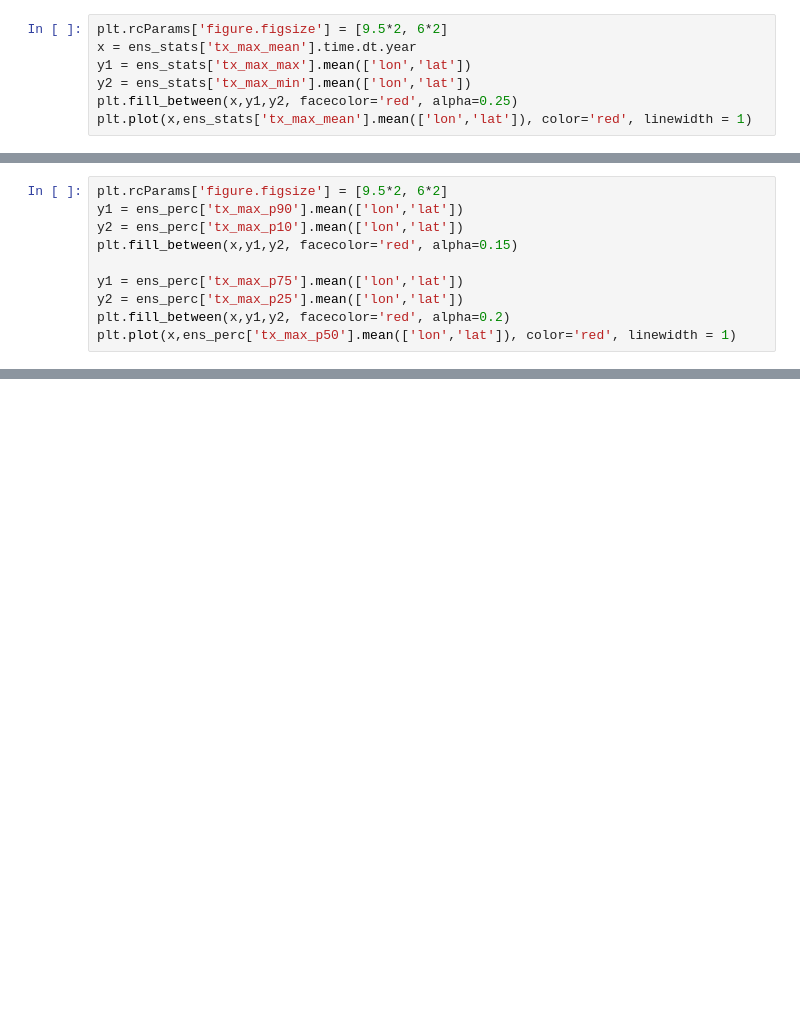
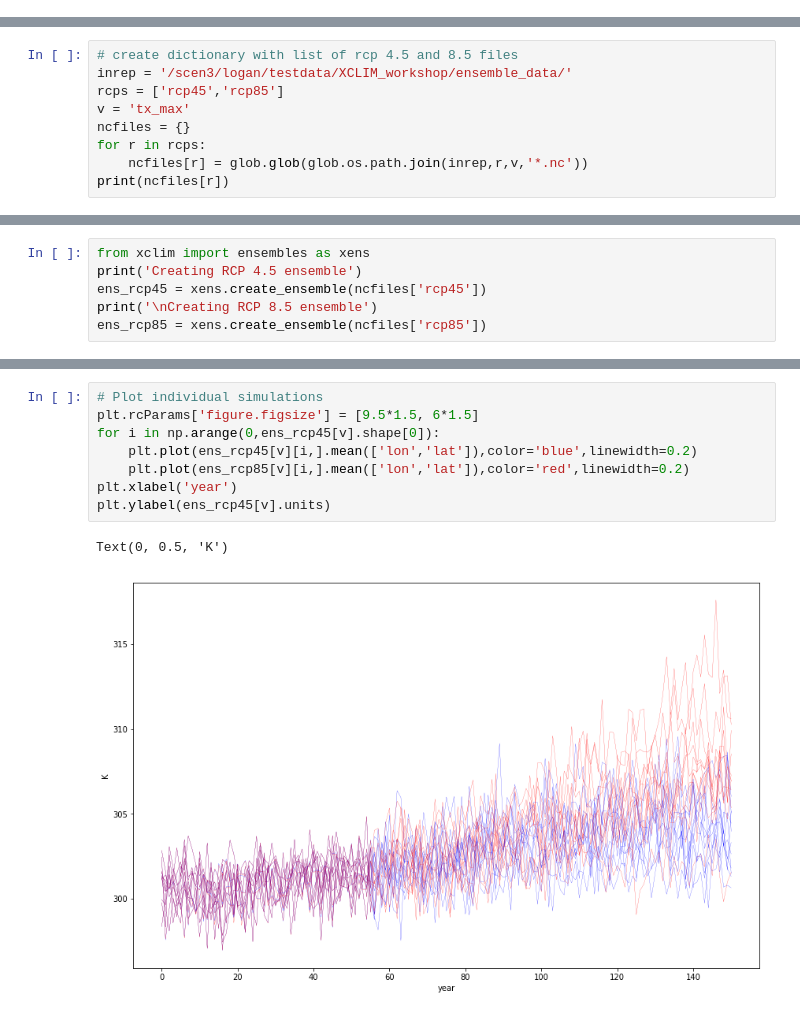
Before and after one commit to Ouranosinc/xclim, a Jupyter notebook: docs/notebooks/xclim_training/XCLIM Demo - Ensembles.ipynb, the cells around one changed output, grey strips where cells are left out. Drawn from its saved outputs; the diff is of its cells as text; blank space fills up the shorter version.

```diff
--- a/docs/notebooks/xclim_training/XCLIM Demo - Ensembles.ipynb
+++ b/docs/notebooks/xclim_training/XCLIM Demo - Ensembles.ipynb
@@ -103,7 +0,0 @@ Data variables:
-# %%
-plt.rcParams['figure.figsize'] = [9.5*2, 6*2]
-x = ens_stats['tx_max_mean'].time.dt.year
-y1 = ens_stats['tx_max_max'].mean(['lon','lat'])
-y2 = ens_stats['tx_max_min'].mean(['lon','lat'])
-plt.fill_between(x,y1,y2, facecolor='red', alpha=0.25)
-plt.plot(x,ens_stats['tx_max_mean'].mean(['lon','lat']), color='red', linewidth = 1)
@@ -131,10 +0,0 @@ Data variables:
-# %%
-plt.rcParams['figure.figsize'] = [9.5*2, 6*2]
-y1 = ens_perc['tx_max_p90'].mean(['lon','lat'])
-y2 = ens_perc['tx_max_p10'].mean(['lon','lat'])
-plt.fill_between(x,y1,y2, facecolor='red', alpha=0.15)
-
-y1 = ens_perc['tx_max_p75'].mean(['lon','lat'])
-y2 = ens_perc['tx_max_p25'].mean(['lon','lat'])
-plt.fill_between(x,y1,y2, facecolor='red', alpha=0.2)
-plt.plot(x,ens_perc['tx_max_p50'].mean(['lon','lat']), color='red', linewidth = 1)
@@ -170,0 +27,9 @@ print(ref_per.time.values)
+# %%
+# create dictionary with list of rcp 4.5 and 8.5 files
+inrep = '/scen3/logan/testdata/XCLIM_workshop/ensemble_data/'
+rcps = ['rcp45','rcp85']
+v = 'tx_max'
+ncfiles = {}
+for r in rcps:
+    ncfiles[r] = glob.glob(glob.os.path.join(inrep,r,v,'*.nc'))
+print(ncfiles[r])
@@ -170,0 +46,6 @@ print(ref_per.time.values)
+# %%
+from xclim import ensembles as xens
+print('Creating RCP 4.5 ensemble')
+ens_rcp45 = xens.create_ensemble(ncfiles['rcp45'])
+print('\nCreating RCP 8.5 ensemble')
+ens_rcp85 = xens.create_ensemble(ncfiles['rcp85'])
@@ -170,0 +82,11 @@ print(ref_per.time.values)
+# %%
+# Plot individual simulations
+plt.rcParams['figure.figsize'] = [9.5*1.5, 6*1.5]
+for i in np.arange(0,ens_rcp45[v].shape[0]):
+    plt.plot(ens_rcp45[v][i,].mean(['lon','lat']),color='blue',linewidth=0.2)
+    plt.plot(ens_rcp85[v][i,].mean(['lon','lat']),color='red',linewidth=0.2)
+plt.xlabel('year')
+plt.ylabel(ens_rcp45[v].units)
+# %% [output]
+Text(0, 0.5, 'K')
+[figure, added]
```
Also changed, not shown: parts of 47 cells of this notebook, 1 other file.
